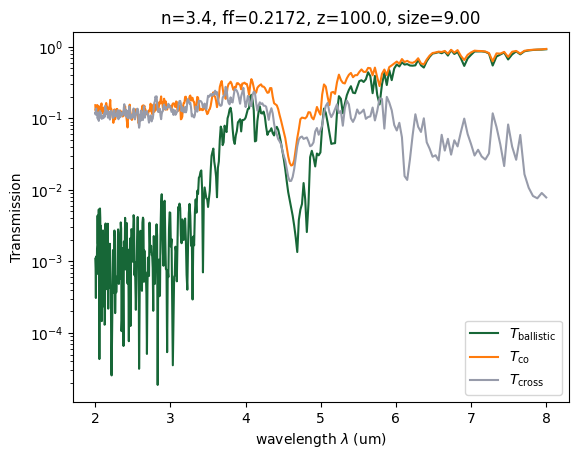
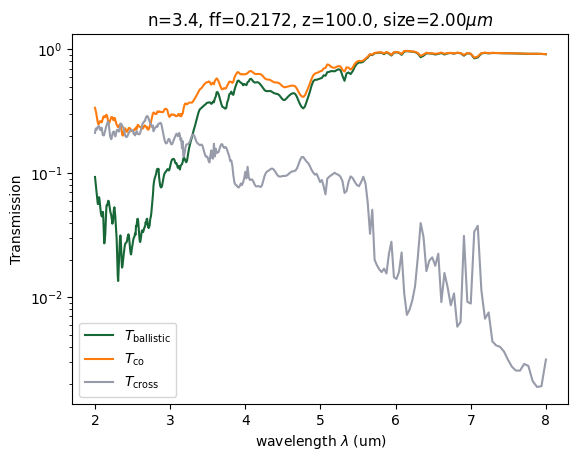
The change to this notebook cell's code, shown as a diff; its figure went from the first image to the second:
--- before
+++ after
@@ -13,19 +13,21 @@
                 plt.plot(lambdas, transmission_average[1], label=titles[1])
                 plt.plot(lambdas, transmission_average[2], label=titles[2])
-                # plt.plot(lambdas, transmission_average[3], label=titles[3])
-                # plt.plot(lambdas, transmission_average[1] + transmission_average[2], label=r"$T_{\mathrm{co}}+T_{\mathrm{cross}}$")
-                plt.title(f"n={n}, ff={ff}, z={z}, size={float(size)*11.44:.2f}")
+                # plt.plot(lambdas, transmission_average[3], label=titles[3]) #Total Transmission
+                # plt.plot(lambdas, transmission_average[1] + transmission_average[2], label=r"$T_{\mathrm{co}}+T_{\mathrm{cross}}$") 
+                plt.title(rf"n={n}, ff={ff}, z={z}, size={float(size)*11.44:.2f}$\mu m$")
                 plt.legend()
                 plt.xlabel(rf"wavelength $\lambda$ (um)")
                 plt.ylabel("Transmission")
                 plt.yscale("log")
-                # plt.savefig(f"{dir}/transmission_n_{n}_ff_{ff}_z_{z}_Transmission_Components_average.png")
+                save_dir=rf"{dir}/20260626_Transmission_Components_L/z_{z}"
+                os.makedirs(save_dir,exist_ok=True)
+                plt.savefig(rf"{save_dir}/transmission_n_{n}_ff_{ff}_z_{z}_Transmission_Components_average_L_{float(size)*11.44:.2f}.png")
                 plt.show()
-                T_array = np.array([lambdas] + transmission_average)
+                T_array = np.vstack([lambdas, *transmission_average])
                 str_T = " ".join(component_keys)
-                # np.savetxt(f"{dir}/transmission_n_{n}_ff_{ff}_z_{z}_Transmission_Components_average.txt", np.transpose(T_array), 
-                #     fmt="%.18f", 
-                #     delimiter=" ", 
-                #     header="lambda " +str_T )
+                np.savetxt(f"{save_dir}/transmission_n_{n}_ff_{ff}_z_{z}_Transmission_Components_average_L_{float(size)*11.44:.2f}.txt", np.transpose(T_array), 
+                    fmt="%.18f", 
+                    delimiter=" ", 
+                    header="lambda " +str_T )
 
                 

Commit: T_Components from diffraction monitor